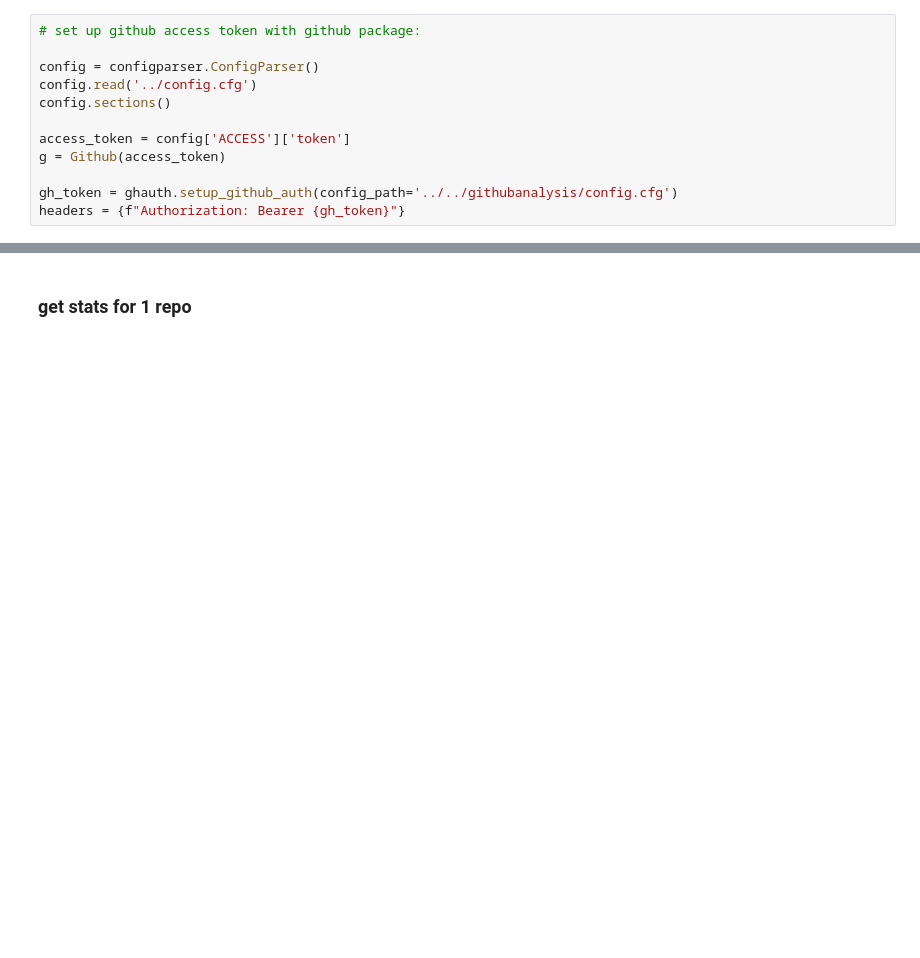
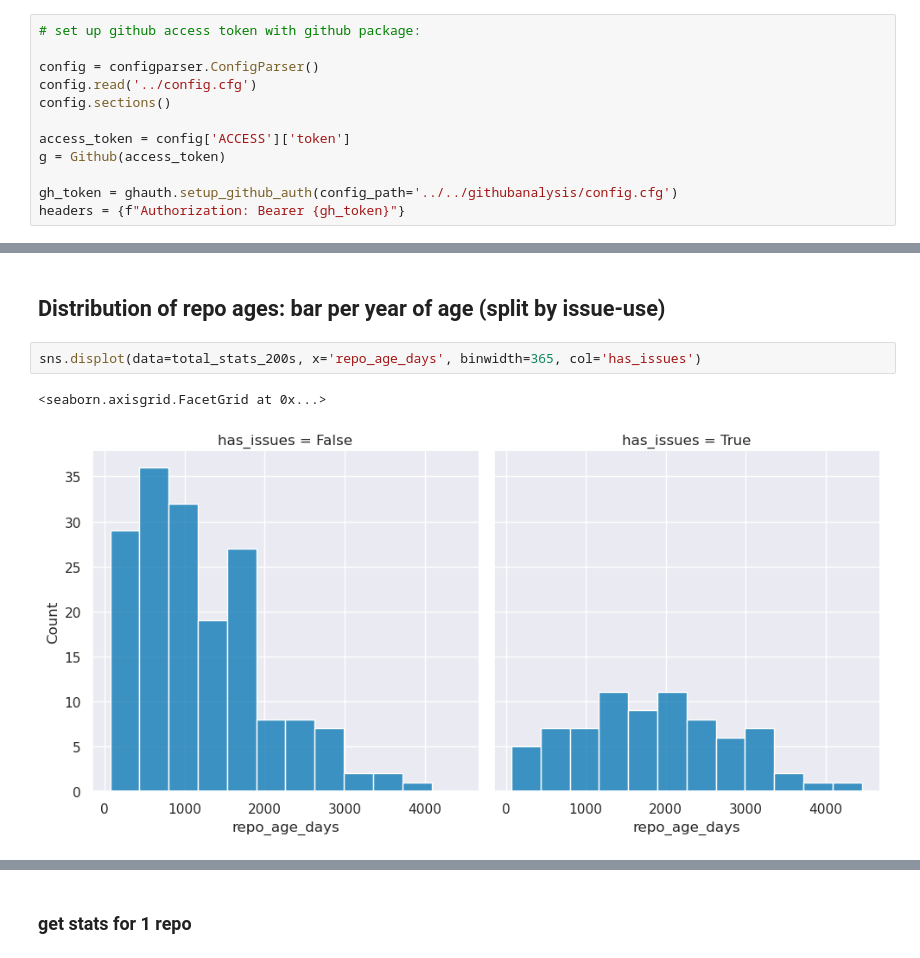
Before and after one commit to FlicAnderson/RSE-personas, a Jupyter notebook: githubanalysis/notebooks/Dev_Assignment.ipynb, the cells around one changed output, grey strips where cells are left out. Saved outputs shown, nothing was run; the diff lists cells and outputs as text; blank space fills up the shorter version.

```diff
--- a/githubanalysis/notebooks/Dev_Assignment.ipynb
+++ b/githubanalysis/notebooks/Dev_Assignment.ipynb
@@ -85,0 +216,7 @@ total_stats_200s[['devs', 'repo_age_days', 'total_commits_last_year']].describe(
+# %% [markdown]
+## Distribution of repo ages: bar per year of age  (split by issue-use)
+# %%
+sns.displot(data=total_stats_200s, x='repo_age_days', binwidth=365, col='has_issues')
+# %% [output]
+<seaborn.axisgrid.FacetGrid at 0x...>
+[figure, added]
```
Also changed, not shown: parts of 71 cells of this notebook.
